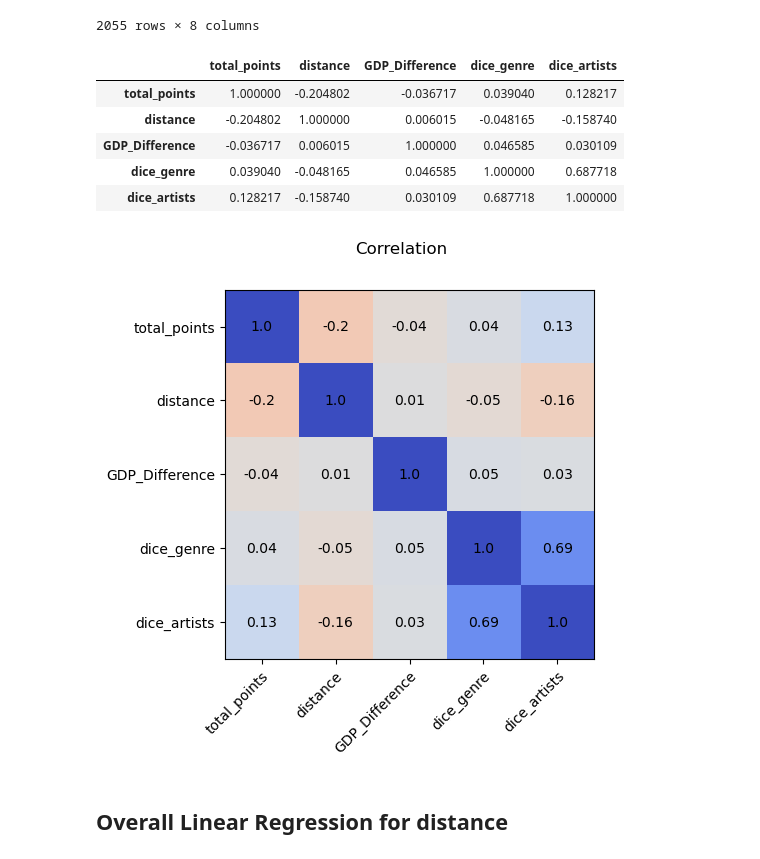
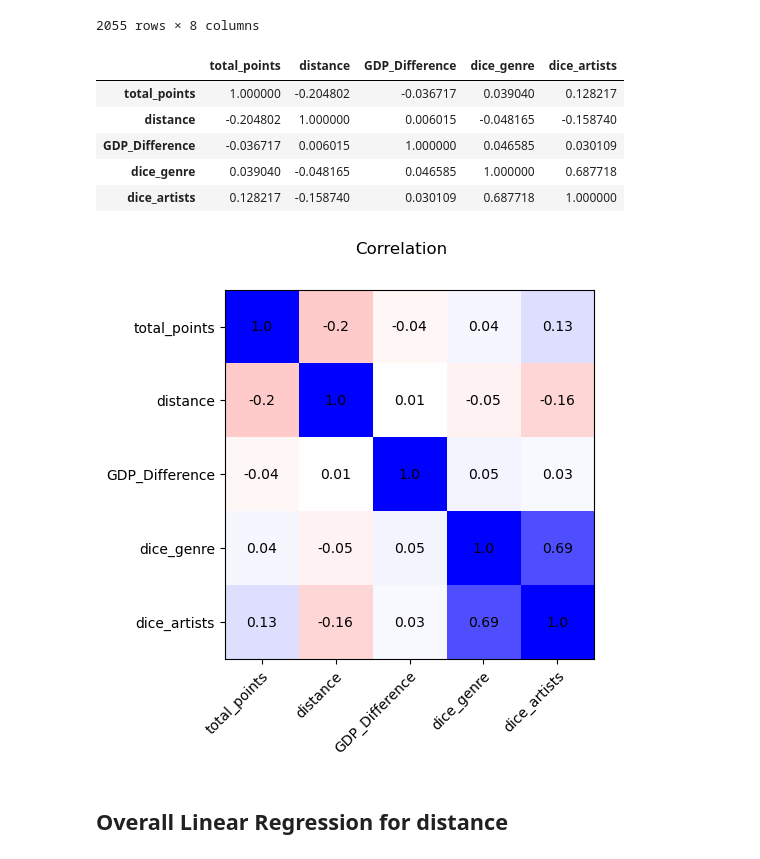
Before and after one commit to kluedemann/eurovision-voting-analysis, a Jupyter notebook: src/linear_regression.ipynb, the cells around one changed output. Saved outputs shown, nothing was run; the diff lists cells and outputs as text; code cells hidden in the pictures.

Commit message:
Fixed correlation plot

```diff
--- a/src/linear_regression.ipynb
+++ b/src/linear_regression.ipynb
@@ -73,30 +73,30 @@ aggregated_data
 # %%
 corr = aggregated_data.drop(["to_country", "from_country", "distance_normalized"], axis=1).corr()
 
 fig, ax = plt.subplots()
-im = ax.imshow(corr, cmap="coolwarm_r", vmin=-1, vmax=1)
+im = ax.imshow(corr, cmap="bwr_r", vmin=-1, vmax=1)
 # ax.figure.colorbar(im, ax=ax)
 ax.set_xticks(range(corr.shape[0]), labels=corr.columns,
               rotation=45, ha="right", rotation_mode="anchor")
 ax.set_yticks(range(corr.shape[1]), labels=corr.columns)
 corr_np = np.round(corr.to_numpy(), 2)
 for i, row in enumerate(corr_np):
     for j, val in enumerate(row):
         text = ax.text(j, i, val,
                        ha="center", va="center", color="black")
 # ax.tick_params(top=True, bottom=False,
 #                    labeltop=True, labelbottom=False)
 fig.suptitle("Correlation")
-plt.savefig("../plots/data/correlation.png")
+plt.savefig("../plots/data/correlation.png", bbox_inches='tight')
 corr
 # %% [output]
 |  | total_points | distance | GDP_Difference | dice_genre | dice_artists |
 | total_points | 1.000000 | -0.204802 | -0.036717 | 0.039040 | 0.128217 |
 | distance | -0.204802 | 1.000000 | 0.006015 | -0.048165 | -0.158740 |
 | GDP_Difference | -0.036717 | 0.006015 | 1.000000 | 0.046585 | 0.030109 |
 | dice_genre | 0.039040 | -0.048165 | 0.046585 | 1.000000 | 0.687718 |
 | dice_artists | 0.128217 | -0.158740 | 0.030109 | 0.687718 | 1.000000 |
-[figure, old version]
+[figure, new version]
 # %% [markdown]
 ## Overall Linear Regression for distance
 # %% [markdown]
```
